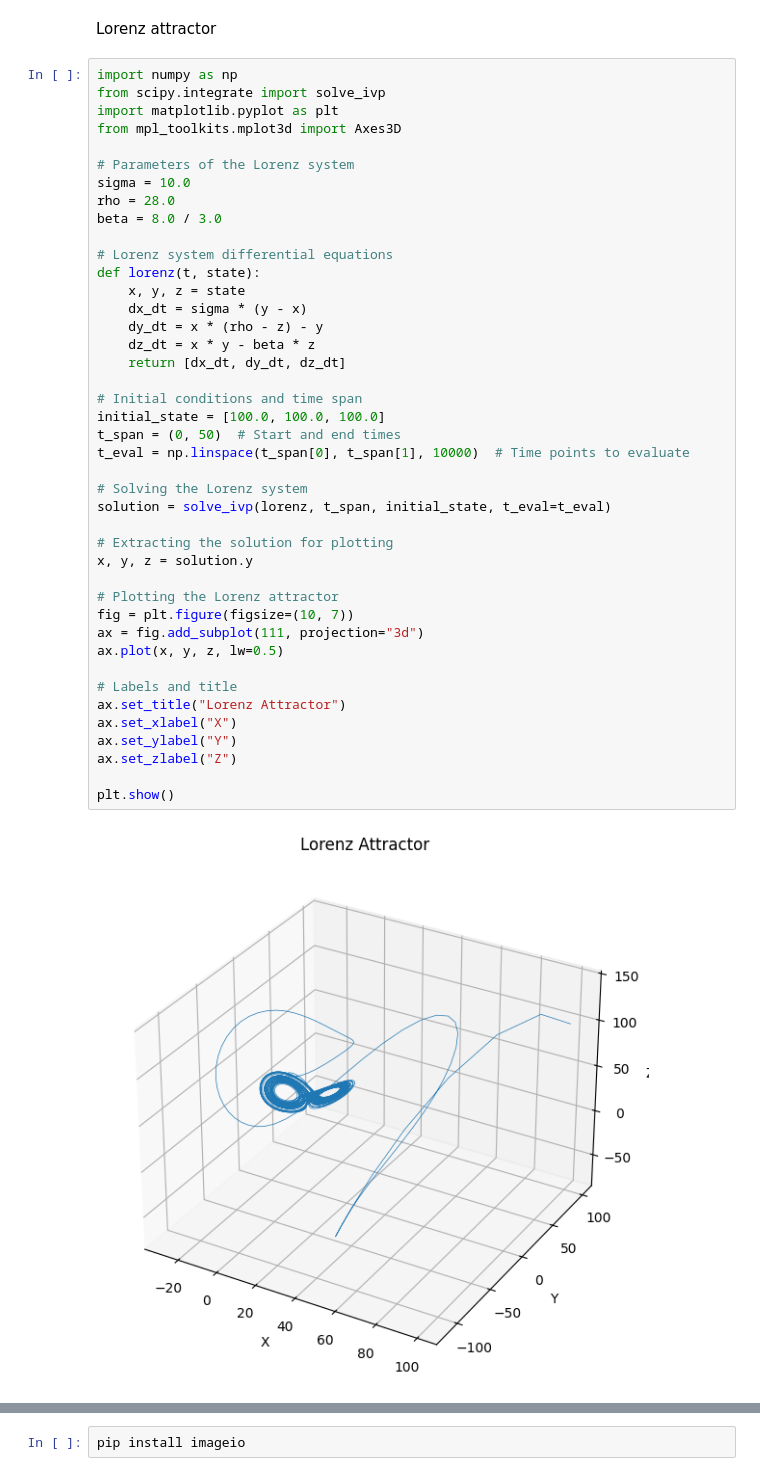
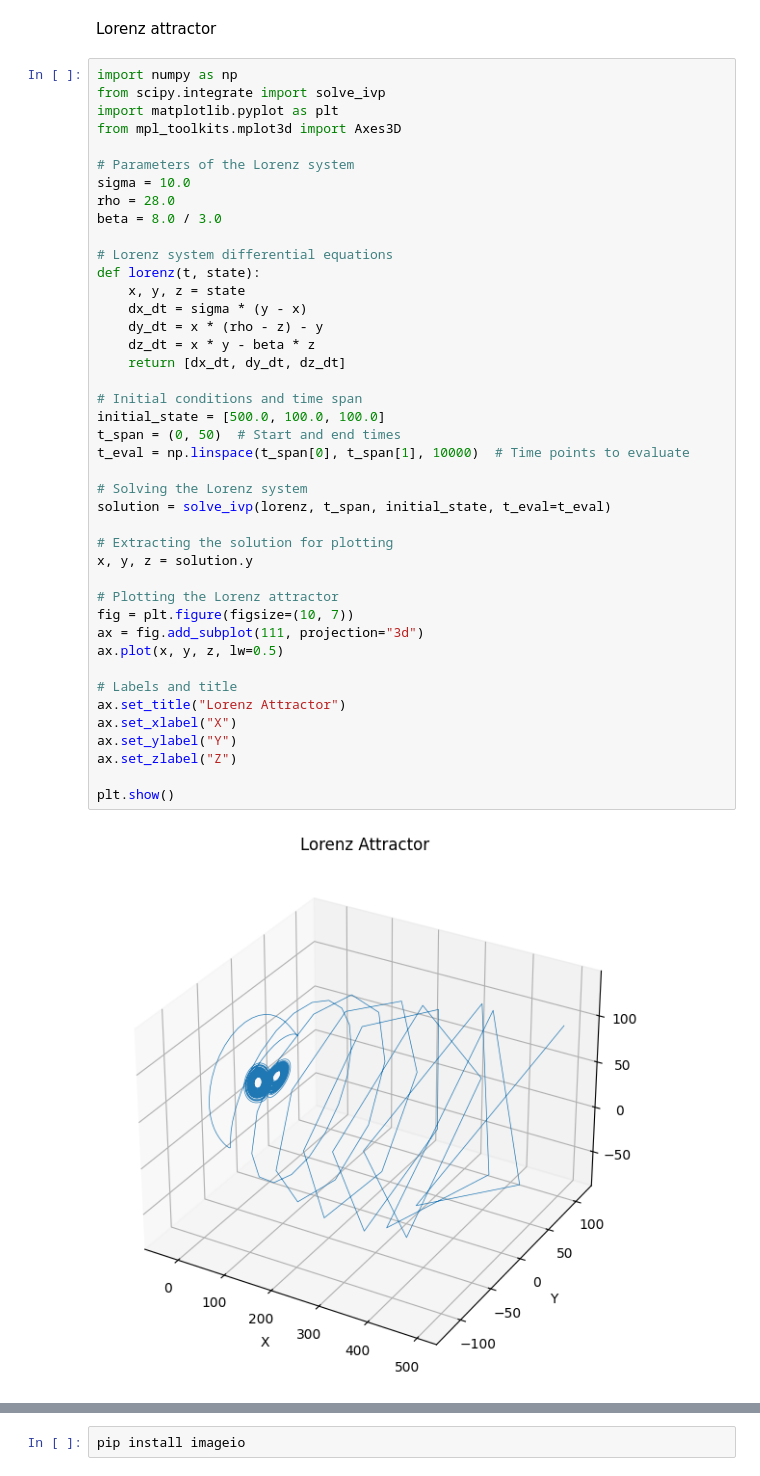
Before and after one commit to AmirAbbas-Khanbeigi/dynamical-systems-and-chaos, a Jupyter notebook: Lorenz attractor .ipynb, the cells around one changed output, grey strips where cells are left out. Saved outputs shown, nothing was run; the diff lists cells and outputs as text.

Commit message:
for far initial conditions

```diff
--- a/Lorenz attractor .ipynb
+++ b/Lorenz attractor .ipynb
@@ -15,35 +15,35 @@ beta = 8.0 / 3.0
 def lorenz(t, state):
     x, y, z = state
     dx_dt = sigma * (y - x)
     dy_dt = x * (rho - z) - y
     dz_dt = x * y - beta * z
     return [dx_dt, dy_dt, dz_dt]
 
 # Initial conditions and time span
-initial_state = [100.0, 100.0, 100.0]
+initial_state = [500.0, 100.0, 100.0]
 t_span = (0, 50)  # Start and end times
 t_eval = np.linspace(t_span[0], t_span[1], 10000)  # Time points to evaluate
 
 # Solving the Lorenz system
 solution = solve_ivp(lorenz, t_span, initial_state, t_eval=t_eval)
 
 # Extracting the solution for plotting
 x, y, z = solution.y
 
 # Plotting the Lorenz attractor
 fig = plt.figure(figsize=(10, 7))
 ax = fig.add_subplot(111, projection="3d")
 ax.plot(x, y, z, lw=0.5)
 
 # Labels and title
 ax.set_title("Lorenz Attractor")
 ax.set_xlabel("X")
 ax.set_ylabel("Y")
 ax.set_zlabel("Z")
 
 plt.show()
 # %% [output]
-[figure, old version]
+[figure, new version]
 # %%
 import numpy as np
 from scipy.integrate import solve_ivp
```
Also changed, not shown: parts of 1 cell of this notebook.
